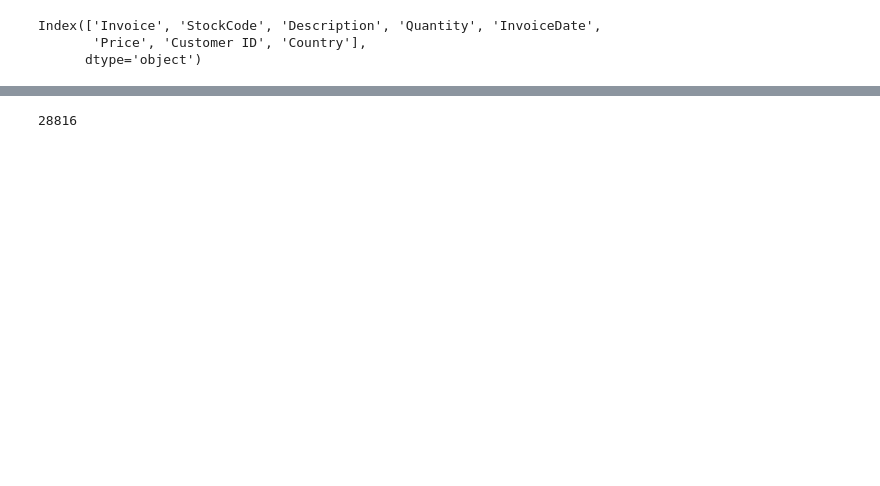
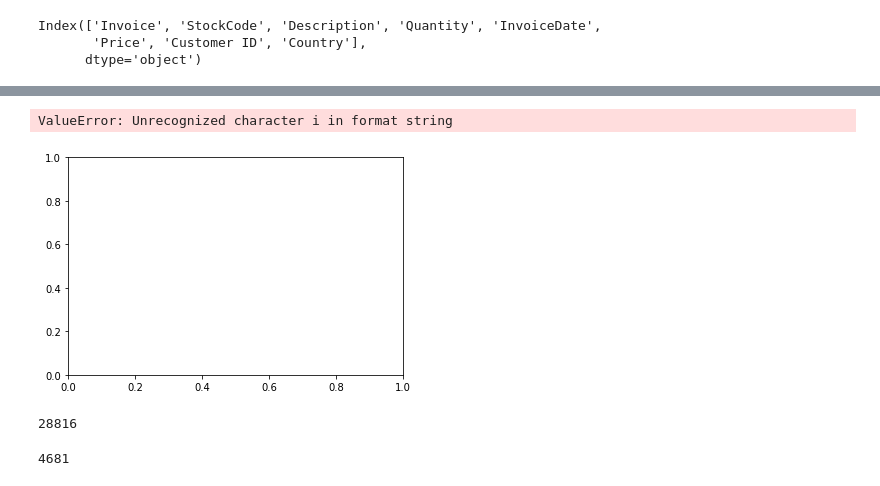
Before and after one commit to hanlinm/data-science-sandbox, a Jupyter notebook: Online-Retail/online-retail.ipynb, the cells around one changed output, grey strips where cells are left out. Cells and saved outputs as stored; diff of their text form; code cells hidden in the pictures; blank space fills up the shorter version.

```diff
--- a/Online-Retail/online-retail.ipynb
+++ b/Online-Retail/online-retail.ipynb
@@ -31,4 +310,13 @@ df
+# %%
+plt.plot('YearMonth','Price')
+# %% [output]
+ValueError: Unrecognized character i in format string
+[figure, added]
 # %%
 df.Invoice.nunique()
 # %% [output]
 28816
+# %%
+df.Description.nunique()
+# %% [output]
+4681
```
Also changed, not shown: parts of 30 cells of this notebook.
